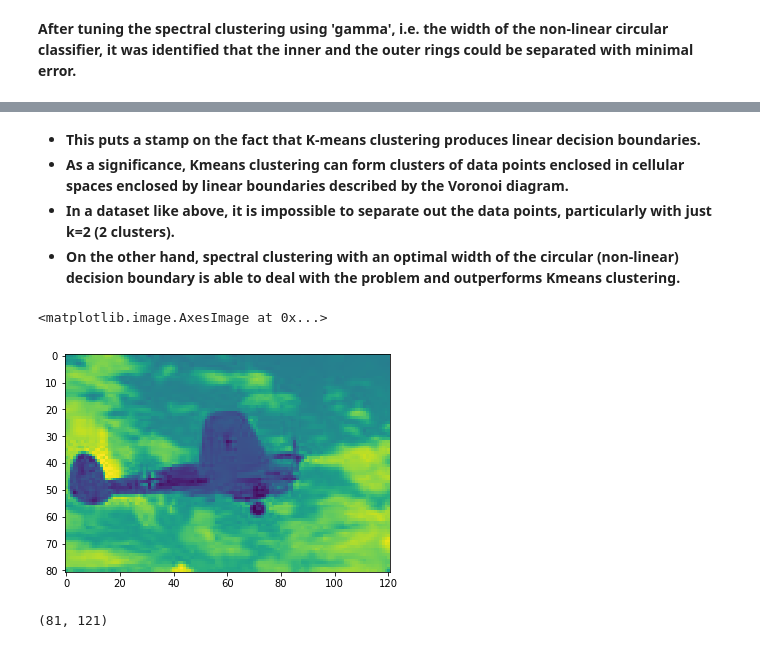
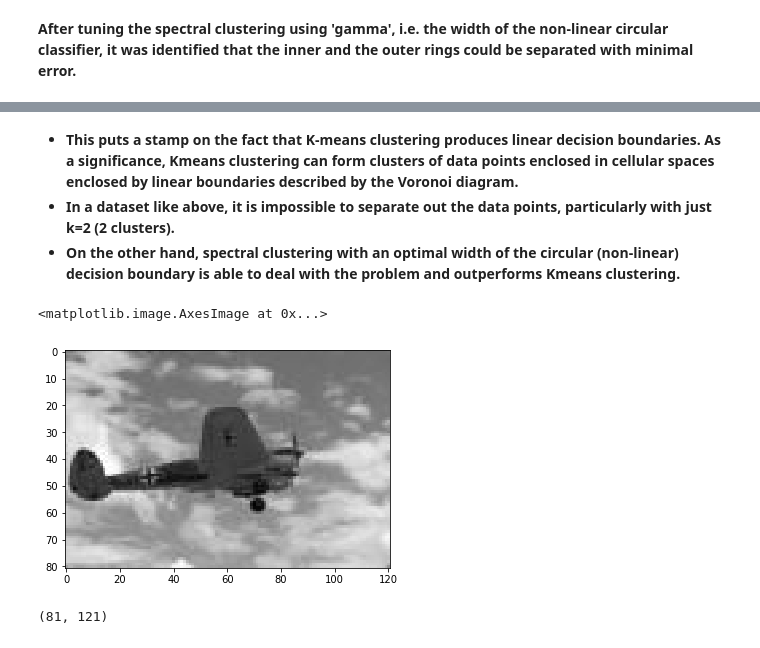
Before and after one commit to likarajo/PCA_Spectral_Clustering, a Jupyter notebook: sc.ipynb, the cells around one changed output, grey strips where cells are left out. Cells and saved outputs as stored; diff of their text form; code cells hidden in the pictures.

```diff
--- a/sc.ipynb
+++ b/sc.ipynb
@@ -70,14 +90,14 @@ for i in gamma:
 # %% [markdown]
 * **This puts a stamp on the fact that K-means clustering produces linear decision boundaries.**
-* **As a significance, Kmeans clustering can form clusters of data points enclosed in cellular spaces enclosed by linear boundaries described by the Voronoi diagram.**
+**As a significance, Kmeans clustering can form clusters of data points enclosed in cellular spaces enclosed by linear boundaries described by the Voronoi diagram.**
 * **In a dataset like above, it is impossible to separate out the data points, particularly with just k=2 (2 clusters).**
 * **On the other hand, spectral clustering with an optimal width of the circular (non-linear) decision boundary is able to deal with the problem and outperforms Kmeans clustering.**
 # %%
 import cv2
-img = cv2.imread('data/seg.jpg', 0)
-# cv2.imshow('image', img)
-plt.imshow(img)
+image = cv2.imread('data/seg.jpg', 0)
+plt.figure()
+plt.imshow(image, cmap='gray', vmin=0, vmax=255)
 # %% [output]
 <matplotlib.image.AxesImage at 0x...>
-[figure, old version]
+[figure, new version]
 # %%
```
Also changed, not shown: parts of 21 cells of this notebook, 2 other files.
